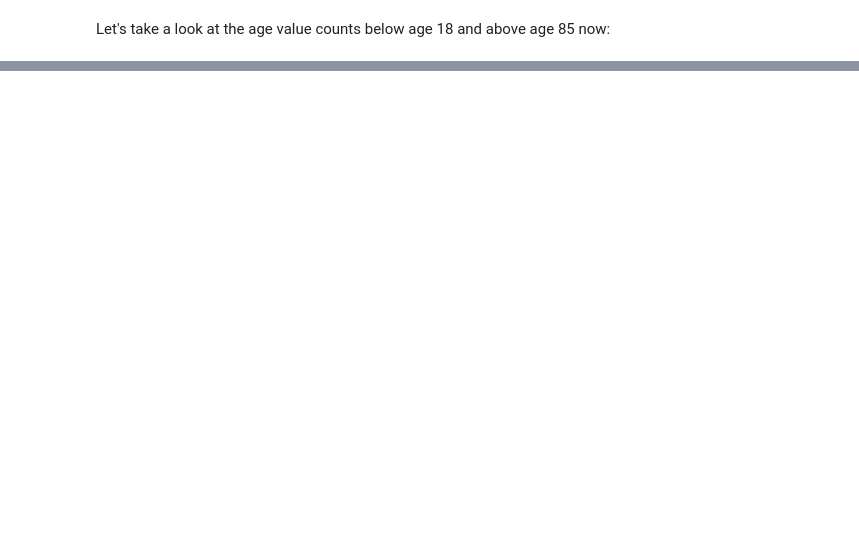
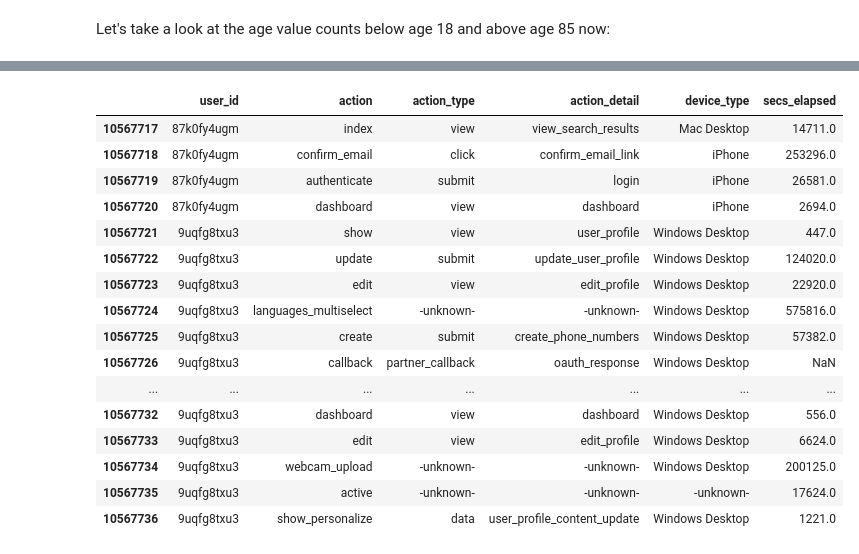
Before and after one commit to vosilov/Data-Science-Portfolio, a Jupyter notebook: AirBnB-Kaggle-Competition/airbnb_kaggle.ipynb, the cells around one changed output, grey strips where cells are left out. Drawn from its saved outputs; the diff is of its cells as text; code cells hidden in the pictures; blank space fills up the shorter version.

```diff
--- a/AirBnB-Kaggle-Competition/airbnb_kaggle.ipynb
+++ b/AirBnB-Kaggle-Competition/airbnb_kaggle.ipynb
@@ -270,0 +342,4 @@ plt.show()
+# %%
+sessionsDF = pd.read_csv(path + 'sessions.csv')
+
+sessionsDF.head(8)
@@ -270,0 +362,6 @@ plt.show()
+# %%
+sessionsDF = sessionsDF[sessionsDF.user_id.notnull()]
+
+print('Number of observations in the sessionsDF dataframe: {}'.format(sessionsDF.shape[0]))
+for col in sessionsDF.columns:
+    print('Number of missing values in {}: {}'.format(col, sessionsDF[col].isnull().sum()))
@@ -270,0 +398,20 @@ plt.show()
+# %%
+sessionsDF.tail(20)
+# %% [output]
+|  | user_id | action | action_type | action_detail | device_type | secs_elapsed |
+| 10567717 | 87k0fy4ugm | index | view | view_search_results | Mac Desktop | 14711.0 |
+| 10567718 | 87k0fy4ugm | confirm_email | click | confirm_email_link | iPhone | 253296.0 |
+| 10567719 | 87k0fy4ugm | authenticate | submit | login | iPhone | 26581.0 |
+| 10567720 | 87k0fy4ugm | dashboard | view | dashboard | iPhone | 2694.0 |
+| 10567721 | 9uqfg8txu3 | show | view | user_profile | Windows Desktop | 447.0 |
+| 10567722 | 9uqfg8txu3 | update | submit | update_user_profile | Windows Desktop | 124020.0 |
+| 10567723 | 9uqfg8txu3 | edit | view | edit_profile | Windows Desktop | 22920.0 |
+| 10567724 | 9uqfg8txu3 | languages_multiselect | -unknown- | -unknown- | Windows Desktop | 575816.0 |
+| 10567725 | 9uqfg8txu3 | create | submit | create_phone_numbers | Windows Desktop | 57382.0 |
+| 10567726 | 9uqfg8txu3 | callback | partner_callback | oauth_response | Windows Desktop | NaN |
+| ... | ... | ... | ... | ... | ... | ... |
+| 10567732 | 9uqfg8txu3 | dashboard | view | dashboard | Windows Desktop | 556.0 |
+| 10567733 | 9uqfg8txu3 | edit | view | edit_profile | Windows Desktop | 6624.0 |
+| 10567734 | 9uqfg8txu3 | webcam_upload | -unknown- | -unknown- | Windows Desktop | 200125.0 |
+| 10567735 | 9uqfg8txu3 | active | -unknown- | -unknown- | -unknown- | 17624.0 |
+| 10567736 | 9uqfg8txu3 | show_personalize | data | user_profile_content_update | Windows Desktop | 1221.0 |
```
Also changed, not shown: parts of 63 cells of this notebook.
